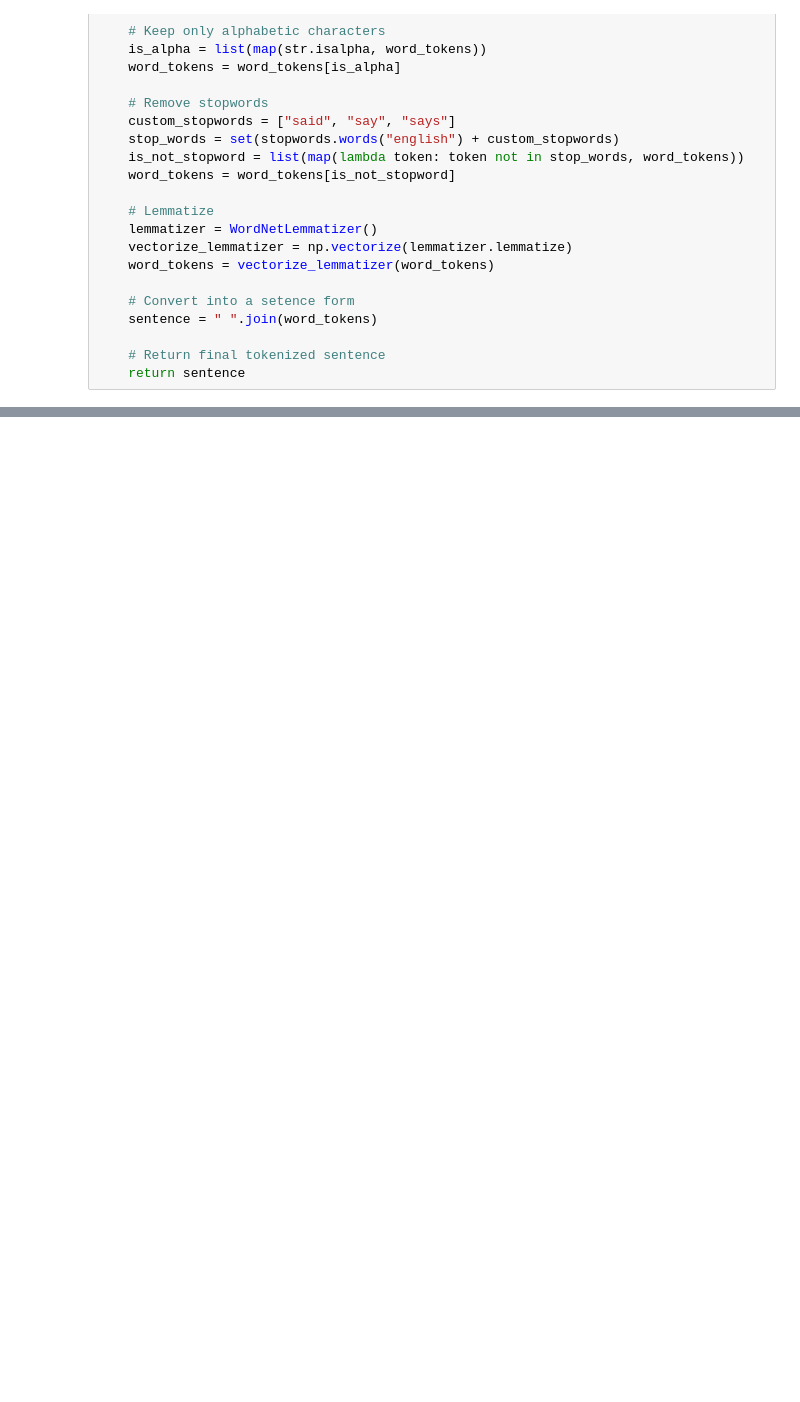
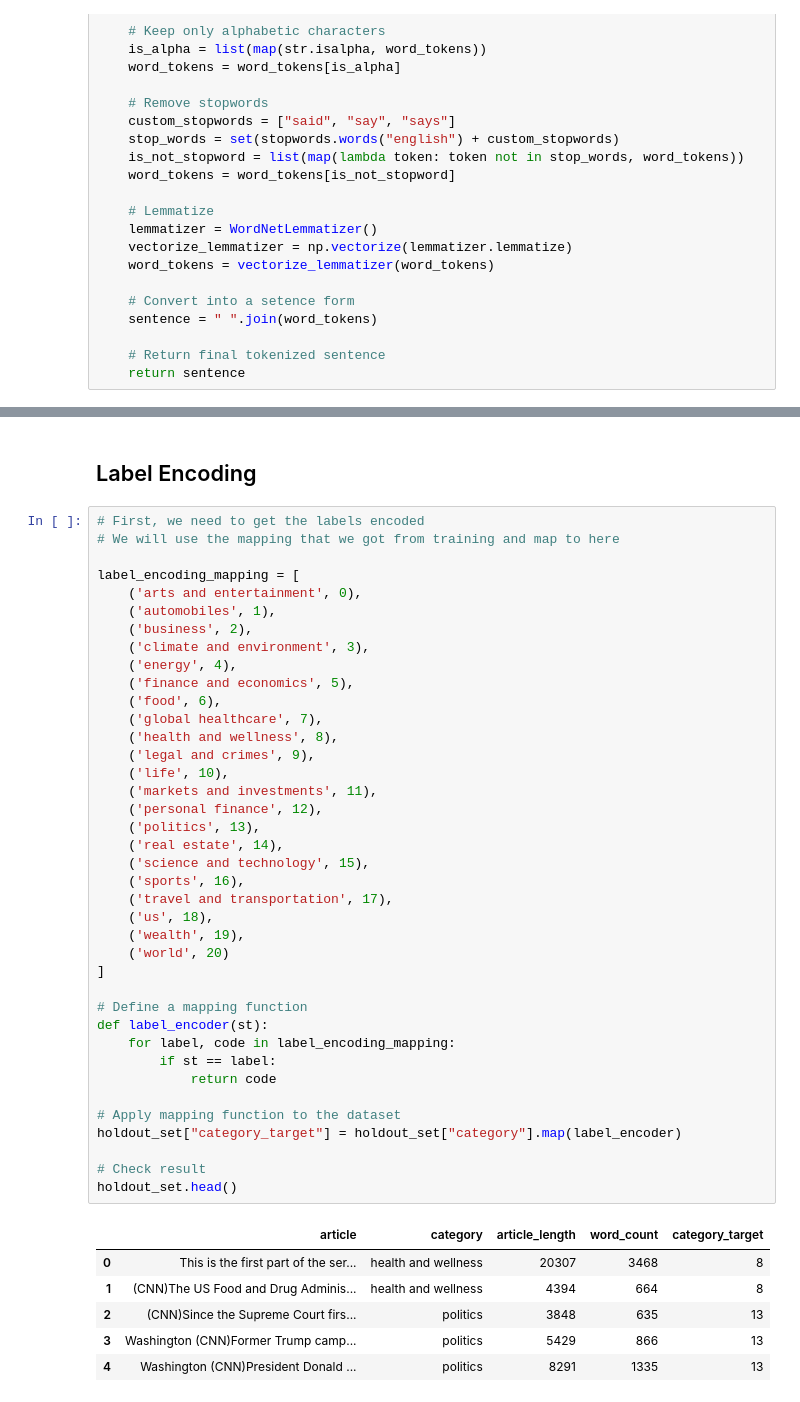
Before and after one commit to maevadevs/Whats-In-The-News, a Jupyter notebook: notebooks/zz. Final Testing on Holdout Set With Logistic Regression Model.ipynb, the cells around one changed output, grey strips where cells are left out. Saved outputs shown, nothing was run; the diff lists cells and outputs as text; blank space fills up the shorter version.

```diff
--- a/notebooks/zz. Final Testing on Holdout Set With Logistic Regression Model.ipynb
+++ b/notebooks/zz. Final Testing on Holdout Set With Logistic Regression Model.ipynb
@@ -62,0 +103,48 @@ with open(pickle_file, 'rb') as file:
+# %% [markdown]
+## Label Encoding
+# %%
+# First, we need to get the labels encoded
+# We will use the mapping that we got from training and map to here
+
+label_encoding_mapping = [
+    ('arts and entertainment', 0),
+    ('automobiles', 1),
+    ('business', 2),
+    ('climate and environment', 3),
+    ('energy', 4),
+    ('finance and economics', 5),
+    ('food', 6),
+    ('global healthcare', 7),
+    ('health and wellness', 8),
+    ('legal and crimes', 9),
+    ('life', 10),
+    ('markets and investments', 11),
+    ('personal finance', 12),
+    ('politics', 13),
+    ('real estate', 14),
+    ('science and technology', 15),
+    ('sports', 16),
+    ('travel and transportation', 17),
+    ('us', 18),
+    ('wealth', 19),
+    ('world', 20)
+]
+
+# Define a mapping function
+def label_encoder(st):
+    for label, code in label_encoding_mapping:
+        if st == label:
+            return code
+
+# Apply mapping function to the dataset
+holdout_set["category_target"] = holdout_set["category"].map(label_encoder)
+
+# Check result
+holdout_set.head()
+# %% [output]
+|  | article | category | article_length | word_count | category_target |
+| 0 | This is the first part of the ser... | health and wellness | 20307 | 3468 | 8 |
+| 1 | (CNN)The US Food and Drug Adminis... | health and wellness | 4394 | 664 | 8 |
+| 2 | (CNN)Since the Supreme Court firs... | politics | 3848 | 635 | 13 |
+| 3 | Washington (CNN)Former Trump camp... | politics | 5429 | 866 | 13 |
+| 4 | Washington (CNN)President Donald ... | politics | 8291 | 1335 | 13 |
```
Also changed, not shown: parts of 19 cells of this notebook, 11 other files.
